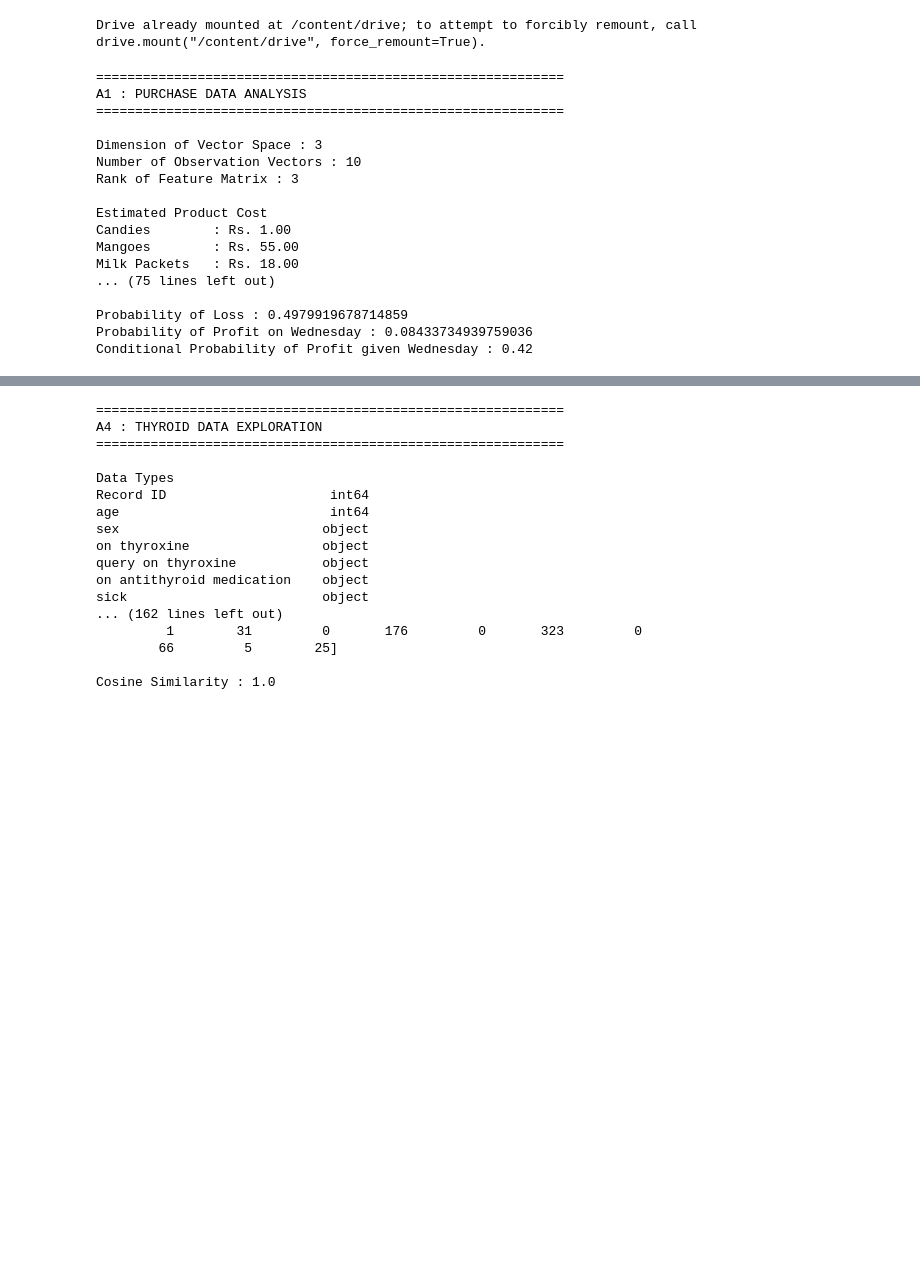
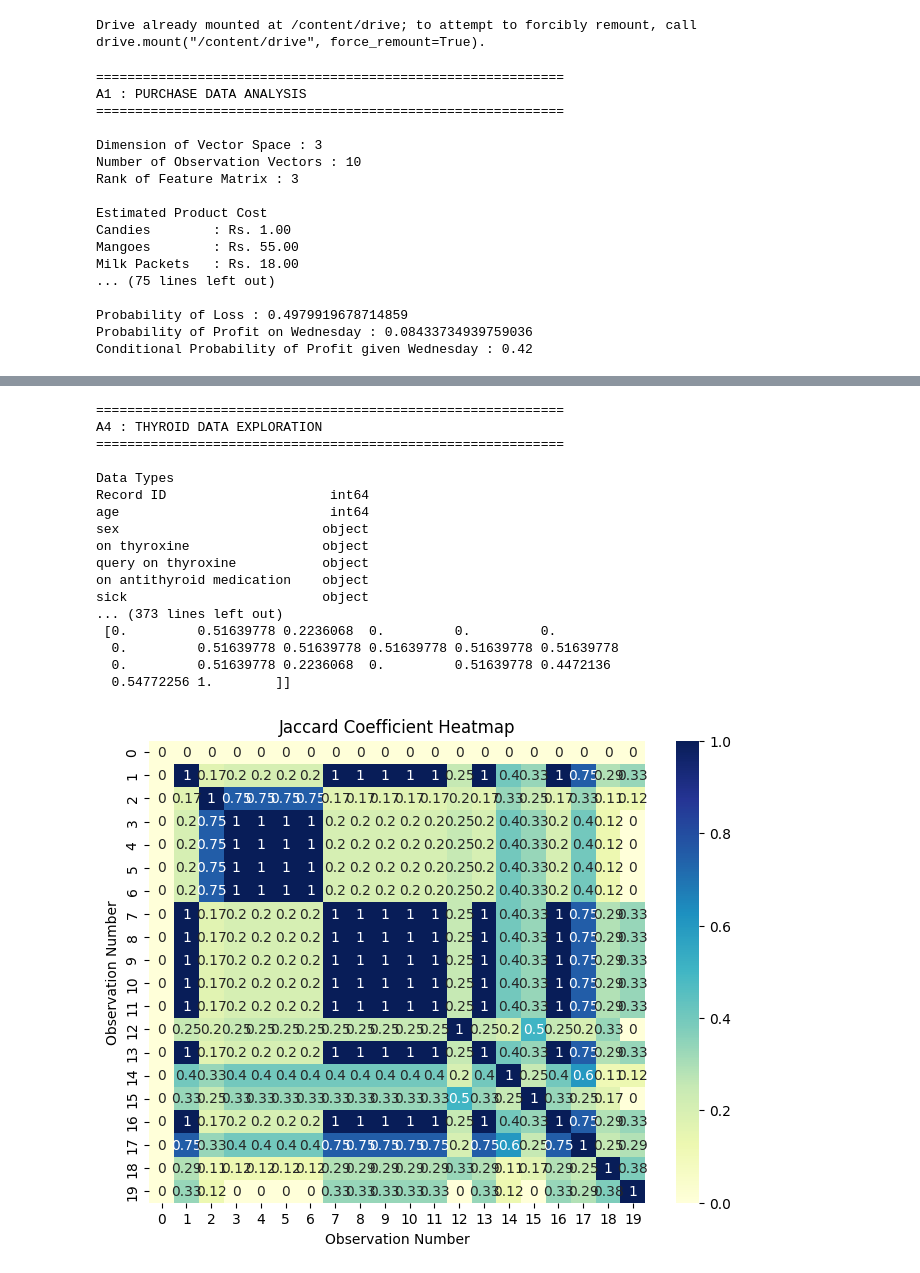
Before and after one commit to pylayaswanthteja/ML_Lab, a Jupyter notebook: Lab02.ipynb, the cells around one changed output, grey strips where cells are left out. Cells and saved outputs as stored; diff of their text form; code cells hidden in the pictures; blank space fills up the shorter version.

```diff
--- a/Lab02.ipynb
+++ b/Lab02.ipynb
@@ -835,6 +1004,68 @@ def main():
     print(vector2)
 
     print("\nCosine Similarity :", round(cosine_value, 4))
+        # =====================================================
+    # A7 : HEATMAP OF SIMILARITIES
+    # =====================================================
+
+    thyroid_data = load_thyroid_data()
+
+    binary_data = extract_binary_attributes(thyroid_data)
+
+    binary_data = convert_to_binary(binary_data)
+
+    first_twenty = get_first_twenty_vectors(binary_data)
+
+    jaccard_matrix = generate_jaccard_matrix(first_twenty)
+
+    smc_matrix = generate_smc_matrix(first_twenty)
+
+    cosine_matrix = generate_cosine_matrix(first_twenty)
+
+    print("\n")
+    print("=" * 60)
+    print("A7 : HEATMAP OF SIMILARITY MEASURES")
+    print("=" * 60)
+
+    print("\nJaccard Similarity Matrix")
+    print(jaccard_matrix)
+
+    print("\nSimple Matching Coefficient Matrix")
+    print(smc_matrix)
+
+    print("\nCosine Similarity Matrix")
+    print(cosine_matrix)
+
+    draw_heatmap(jaccard_matrix, "Jaccard Coefficient Heatmap")
+
+    draw_heatmap(smc_matrix, "Simple Matching Coefficient Heatmap")
+
+    draw_heatmap(cosine_matrix, "Cosine Similarity Heatmap")
+        # =====================================================
+    # A8 : DATA IMPUTATION
+    # =====================================================
+
+    thyroid_data = load_thyroid_data()
+
+    before_imputation = count_missing_values(thyroid_data)
+
+    imputed_data = impute_missing_values(thyroid_data)
+
+    after_imputation = count_missing_values(imputed_data)
+
+    print("\n")
+    print("=" * 60)
+    print("A8 : DATA IMPUTATION")
+    print("=" * 60)
+
+    print("\nMissing Values Before Imputation")
+    print(before_imputation)
+
+    print("\nMissing Values After Imputation")
+    print(after_imputation)
+
+    print("\nFirst Five Rows After Imputation")
+    print(imputed_data.head())
 
 if __name__ == "__main__":
     main()
@@ -842,35 +1073,36 @@ if __name__ == "__main__":
 ============================================================
 A1 : PURCHASE DATA ANALYSIS
 ============================================================
 
 Dimension of Vector Space : 3
 Number of Observation Vectors : 10
 Rank of Feature Matrix : 3
 
 Estimated Product Cost
 Candies        : Rs. 1.00
 Mangoes        : Rs. 55.00
 Milk Packets   : Rs. 18.00
 ... (75 lines left out)
 
 Probability of Loss : 0.4979919678714859
 Probability of Profit on Wednesday : 0.08433734939759036
 Conditional Probability of Profit given Wednesday : 0.42
 [figure]
 ============================================================
 A4 : THYROID DATA EXPLORATION
 ============================================================
 
 Data Types
 Record ID                     int64
 age                           int64
 sex                          object
 on thyroxine                 object
 query on thyroxine           object
 on antithyroid medication    object
 sick                         object
-... (162 lines left out)
-         1        31         0       176         0       323         0
-        66         5        25]
-
-Cosine Similarity : 1.0
+... (373 lines left out)
+ [0.         0.51639778 0.2236068  0.         0.         0.
+  0.         0.51639778 0.51639778 0.51639778 0.51639778 0.51639778
+  0.         0.51639778 0.2236068  0.         0.51639778 0.4472136
+  0.54772256 1.        ]]
+[figure, added]
```
Also changed, not shown: parts of 3 cells of this notebook.
